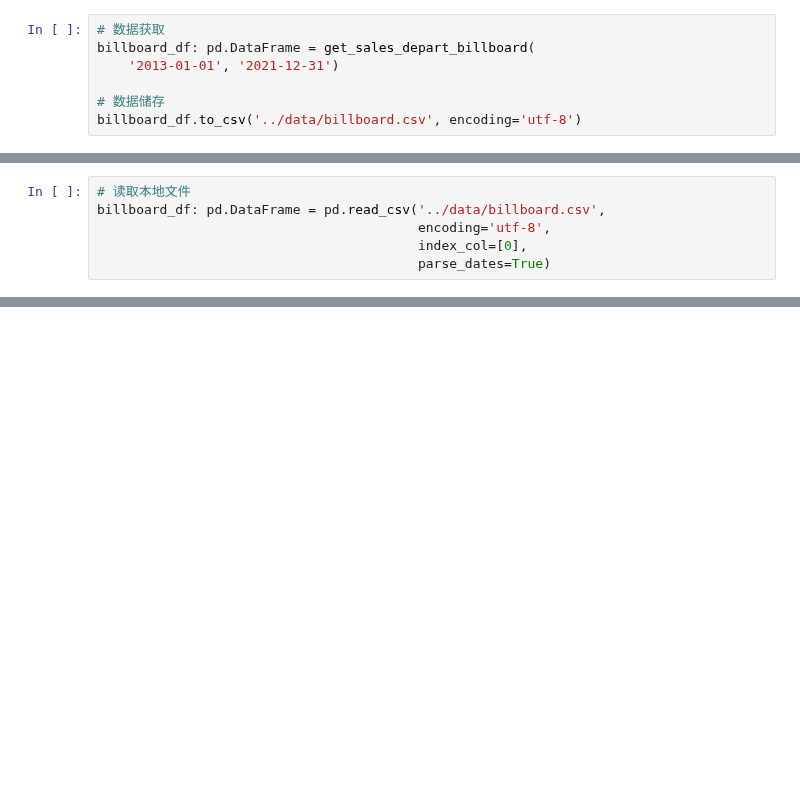
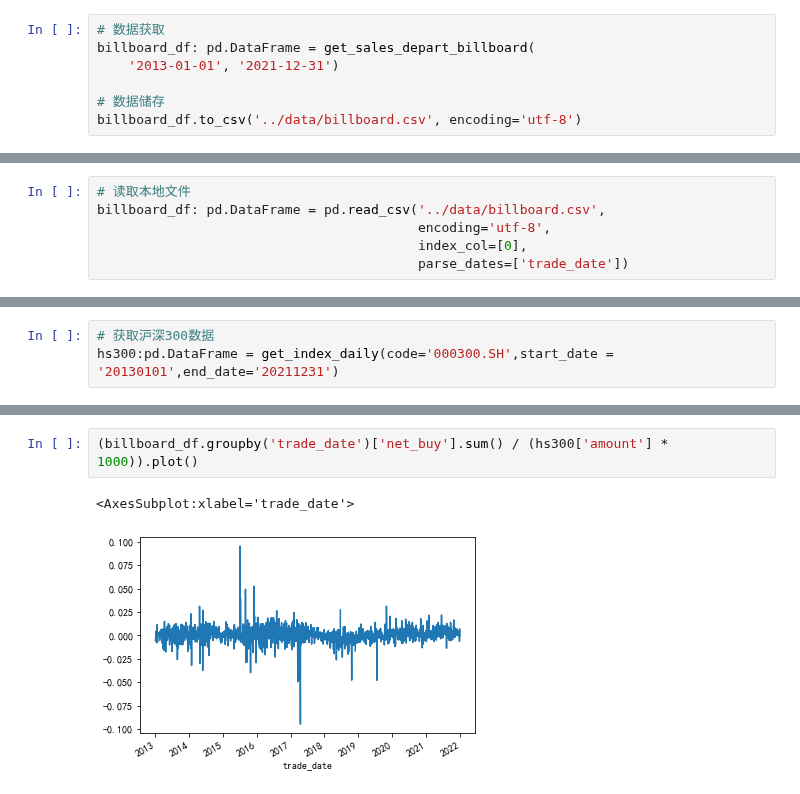
Before and after one commit to hugo2046/QuantsPlaybook, a Jupyter notebook: C-择时类/特征分布建模择时/特征分布择时.ipynb, the cells around one changed output, grey strips where cells are left out. Saved outputs shown, nothing was run; the diff lists cells and outputs as text; blank space fills up the shorter version.

```diff
--- a/C-择时类/特征分布建模择时/特征分布择时.ipynb
+++ b/C-择时类/特征分布建模择时/特征分布择时.ipynb
@@ -19,4 +18,4 @@ os.listdir('..')
 billboard_df: pd.DataFrame = pd.read_csv('../data/billboard.csv',
                                          encoding='utf-8',
                                          index_col=[0],
-                                         parse_dates=True)
+                                         parse_dates=['trade_date'])
@@ -38,0 +64,3 @@ billboard_df
+# %%
+# 获取沪深300数据
+hs300:pd.DataFrame = get_index_daily(code='000300.SH',start_date = '20130101',end_date='20211231')
@@ -38,0 +93,5 @@ billboard_df
+# %%
+(billboard_df.groupby('trade_date')['net_buy'].sum() / (hs300['amount'] * 1000)).plot()
+# %% [output]
+<AxesSubplot:xlabel='trade_date'>
+[figure, added]
```
Also changed, not shown: parts of 35 cells of this notebook, 7 other files.
